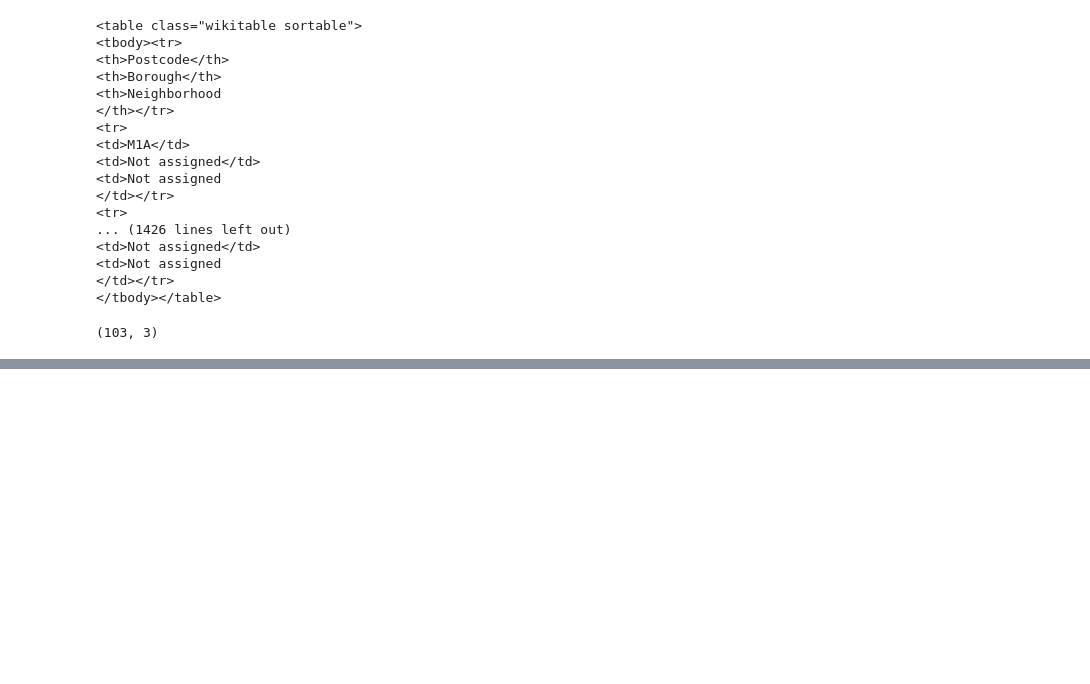
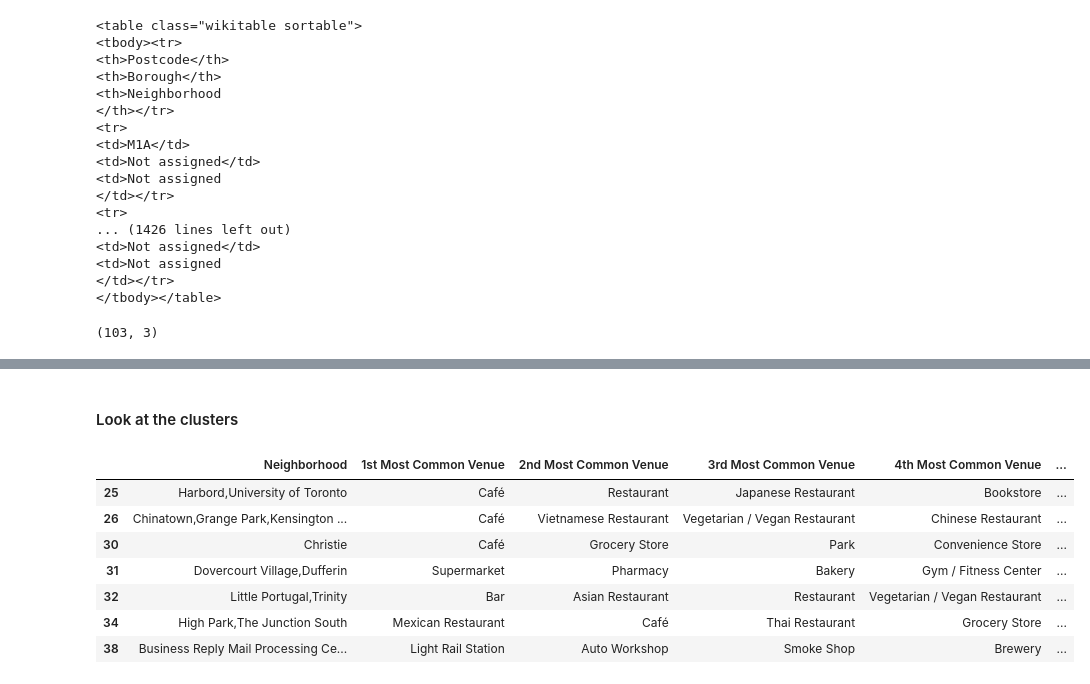
Before and after one commit to adamson22/Coursera_Capstone, a Jupyter notebook: Toronto Neighborhood Analysis.ipynb, the cells around one changed output, grey strips where cells are left out. Saved outputs shown, nothing was run; the diff lists cells and outputs as text; code cells hidden in the pictures; blank space fills up the shorter version.

```diff
--- a/Toronto Neighborhood Analysis.ipynb
+++ b/Toronto Neighborhood Analysis.ipynb
@@ -94,0 +485,13 @@ df_ontario_grouped.shape  # 103,3
+# %% [markdown]
+#### Look at the clusters
+# %%
+toronto_merged.loc[toronto_merged['Cluster Labels'] == 0, toronto_merged.columns[[2] + list(range(6, toronto_merged.shape[1]))]]
+# %% [output]
+|  | Neighborhood | 1st Most Common Venue | 2nd Most Common Venue | 3rd Most Common Venue | 4th Most Common Venue | ... |
+| 25 | Harbord,University of Toronto | Café | Restaurant | Japanese Restaurant | Bookstore | ... |
+| 26 | Chinatown,Grange Park,Kensington ... | Café | Vietnamese Restaurant | Vegetarian / Vegan Restaurant | Chinese Restaurant | ... |
+| 30 | Christie | Café | Grocery Store | Park | Convenience Store | ... |
+| 31 | Dovercourt Village,Dufferin | Supermarket | Pharmacy | Bakery | Gym / Fitness Center | ... |
+| 32 | Little Portugal,Trinity | Bar | Asian Restaurant | Restaurant | Vegetarian / Vegan Restaurant | ... |
+| 34 | High Park,The Junction South | Mexican Restaurant | Café | Thai Restaurant | Grocery Store | ... |
+| 38 | Business Reply Mail Processing Ce... | Light Rail Station | Auto Workshop | Smoke Shop | Brewery | ... |
```
Also changed, not shown: parts of 44 cells of this notebook.
